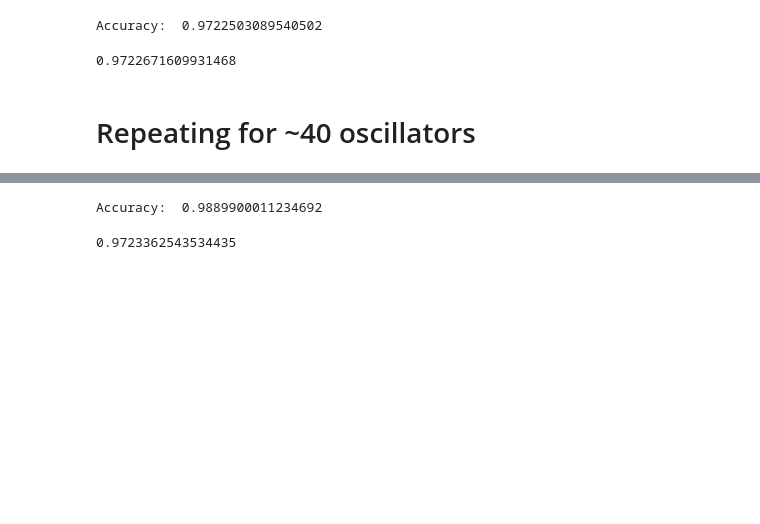
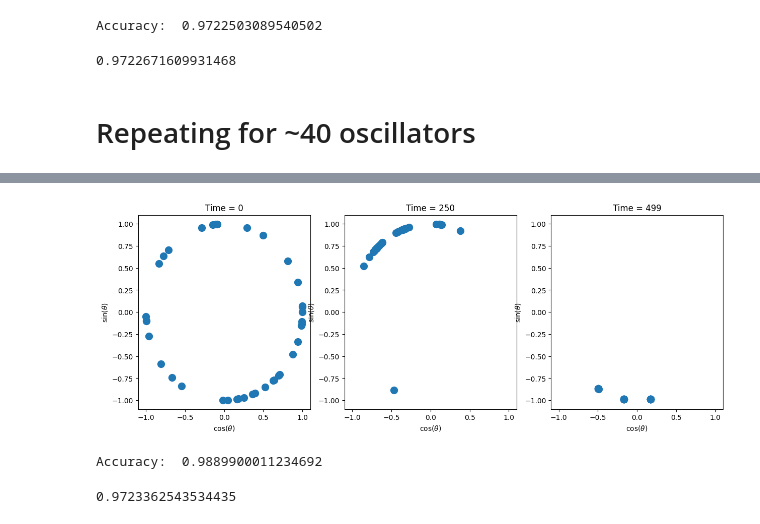
Before and after one commit to anra8571/synchronousRL, a Jupyter notebook: kuramoto.ipynb, the cells around one changed output, grey strips where cells are left out. Drawn from its saved outputs; the diff is of its cells as text; code cells hidden in the pictures; blank space fills up the shorter version.

```diff
--- a/kuramoto.ipynb
+++ b/kuramoto.ipynb
@@ -249,3 +282,22 @@ Text(0, 0.5, '$\\sin(\\theta)$')
+# %%
+# Plot oscillators in complex plane at times t = 0, 250, 500
+fig, axes = plt.subplots(ncols=3, nrows=1, figsize=(15, 5),
+                         subplot_kw={
+                             "ylim": (-1.1, 1.1),
+                             "xlim": (-1.1, 1.1),
+                             "xlabel": r'$\cos(\theta)$',
+                             "ylabel": r'$\sin(\theta)$',
+                         })
+
+times = [0, 250, 499]
+for ax, time in zip(axes, times):
+    ax.plot(np.cos(act_mat_40[:, time]),
+            np.sin(act_mat_40[:, time]),
+            'o',
+            markersize=10)
+    ax.set_title(f'Time = {time}')
+# %% [output]
+[figure, added]
 # %%
 # Plot the median of just the synchronous segment
 osc_40 = []
```
Also changed, not shown: parts of 8 cells of this notebook.
